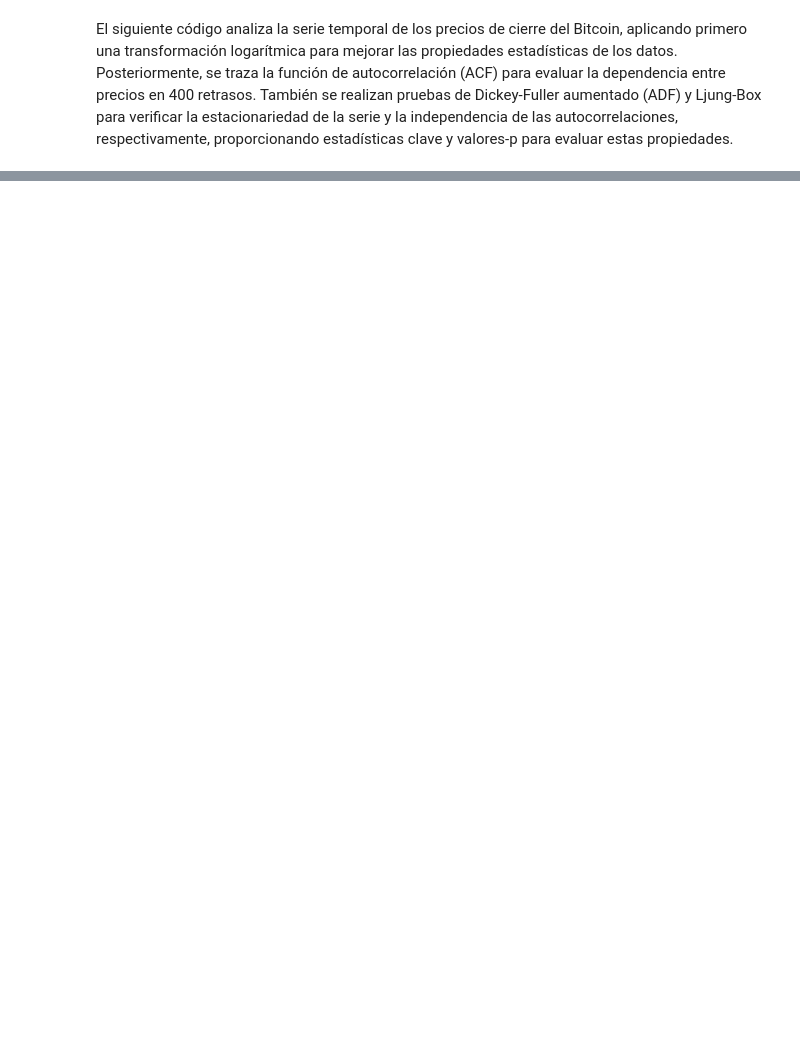
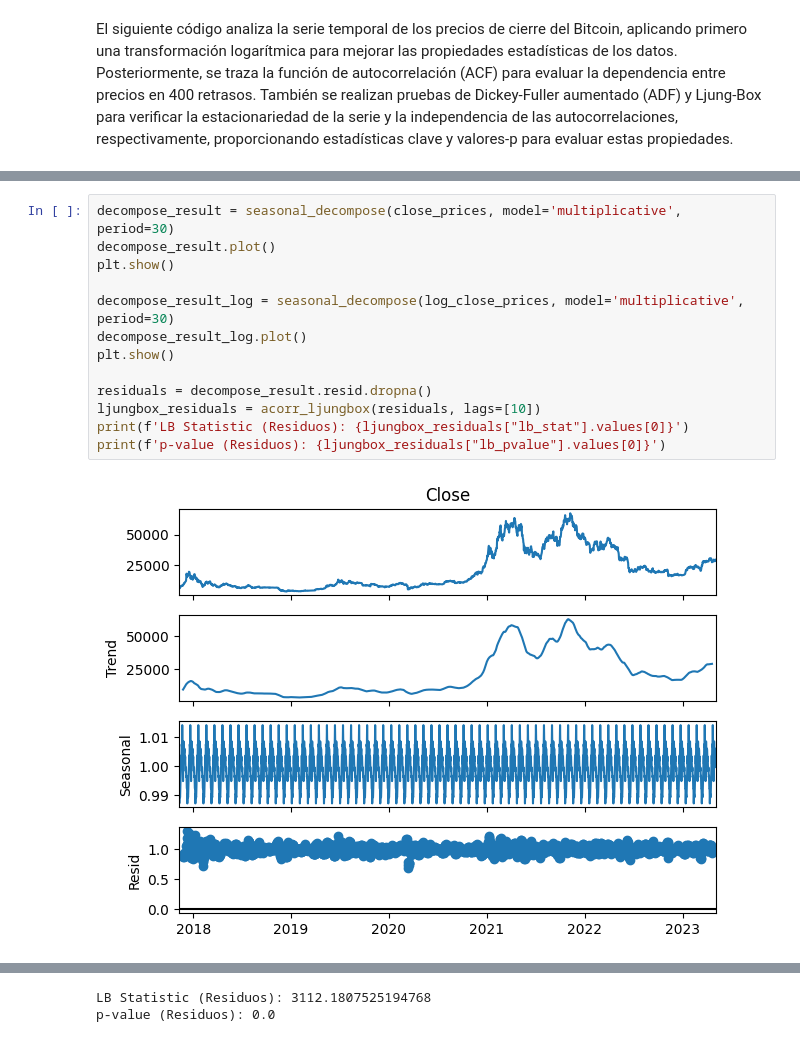
Before and after one commit to teddy1097/jbook_ml202430, a Jupyter notebook: _sources/notebooks.ipynb, the cells around one changed output, grey strips where cells are left out. Saved outputs shown, nothing was run; the diff lists cells and outputs as text; blank space fills up the shorter version.

```diff
--- a/_sources/notebooks.ipynb
+++ b/_sources/notebooks.ipynb
@@ -384,0 +493,15 @@ p-value (Log): 0.0
+# %%
+decompose_result = seasonal_decompose(close_prices, model='multiplicative', period=30)
+decompose_result.plot()
+plt.show()
+
+decompose_result_log = seasonal_decompose(log_close_prices, model='multiplicative', period=30)
+decompose_result_log.plot()
+plt.show()
+
+residuals = decompose_result.resid.dropna()
+ljungbox_residuals = acorr_ljungbox(residuals, lags=[10])
+print(f'LB Statistic (Residuos): {ljungbox_residuals["lb_stat"].values[0]}')
+print(f'p-value (Residuos): {ljungbox_residuals["lb_pvalue"].values[0]}')
+# %% [output]
+[figure, added]
@@ -384,0 +509,2 @@ p-value (Log): 0.0
+LB Statistic (Residuos): 3112.1807525194768
+p-value (Residuos): 0.0
```
Also changed, not shown: parts of 17 cells of this notebook, 33 other files.
